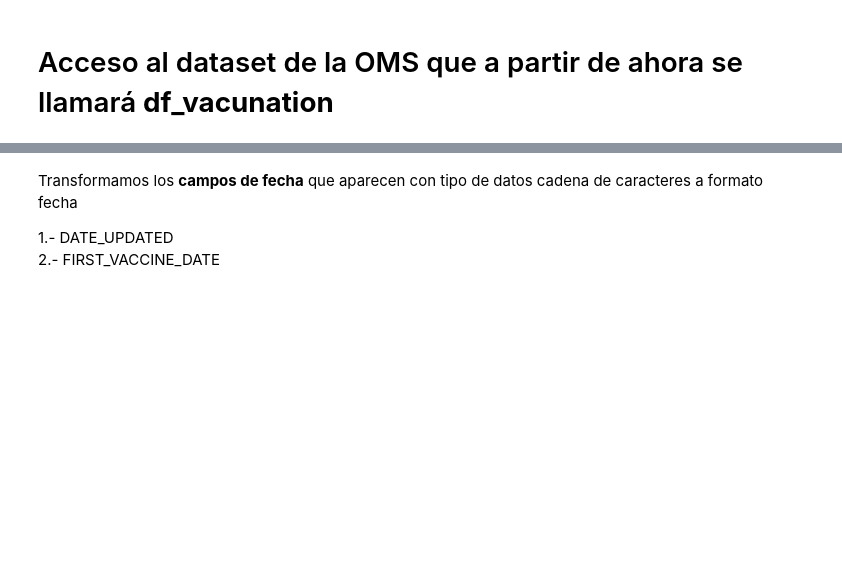
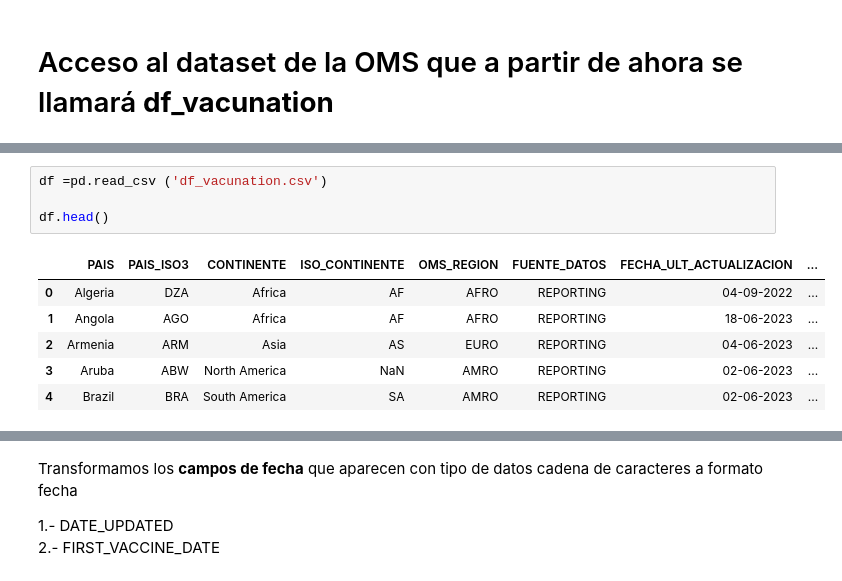
Before and after one commit to patriciaapenat/TFM, a Jupyter notebook: Notebooks/Data_Frame_vacunaciones_oms.ipynb, the cells around one changed output, grey strips where cells are left out. Drawn from its saved outputs; the diff is of its cells as text; blank space fills up the shorter version.

```diff
--- a/Notebooks/Data_Frame_vacunaciones_oms.ipynb
+++ b/Notebooks/Data_Frame_vacunaciones_oms.ipynb
@@ -38,0 +31,11 @@ df_vacunation.head()
+# %%
+df =pd.read_csv ('df_vacunation.csv')
+
+df.head()
+# %% [output]
+|  | PAIS | PAIS_ISO3 | CONTINENTE | ISO_CONTINENTE | OMS_REGION | FUENTE_DATOS | FECHA_ULT_ACTUALIZACION | ... |
+| 0 | Algeria | DZA | Africa | AF | AFRO | REPORTING | 04-09-2022 | ... |
+| 1 | Angola | AGO | Africa | AF | AFRO | REPORTING | 18-06-2023 | ... |
+| 2 | Armenia | ARM | Asia | AS | EURO | REPORTING | 04-06-2023 | ... |
+| 3 | Aruba | ABW | North America | NaN | AMRO | REPORTING | 02-06-2023 | ... |
+| 4 | Brazil | BRA | South America | SA | AMRO | REPORTING | 02-06-2023 | ... |
```
Also changed, not shown: parts of 31 cells of this notebook.
